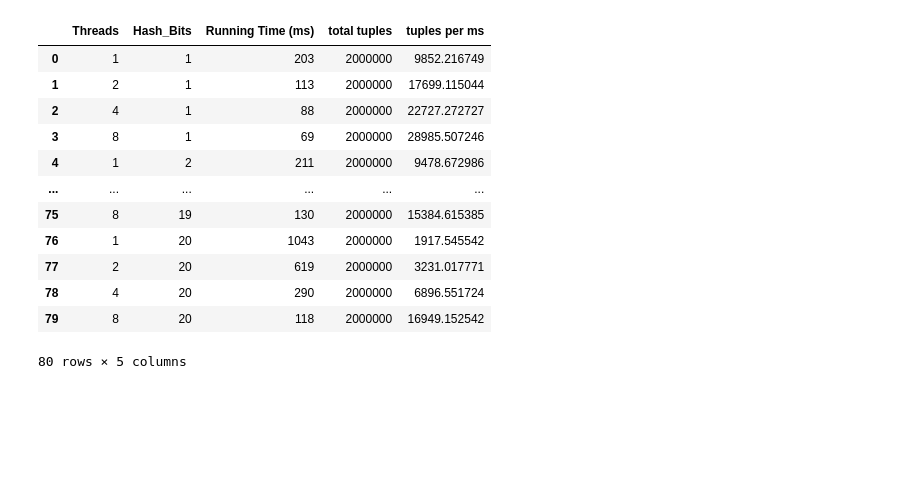
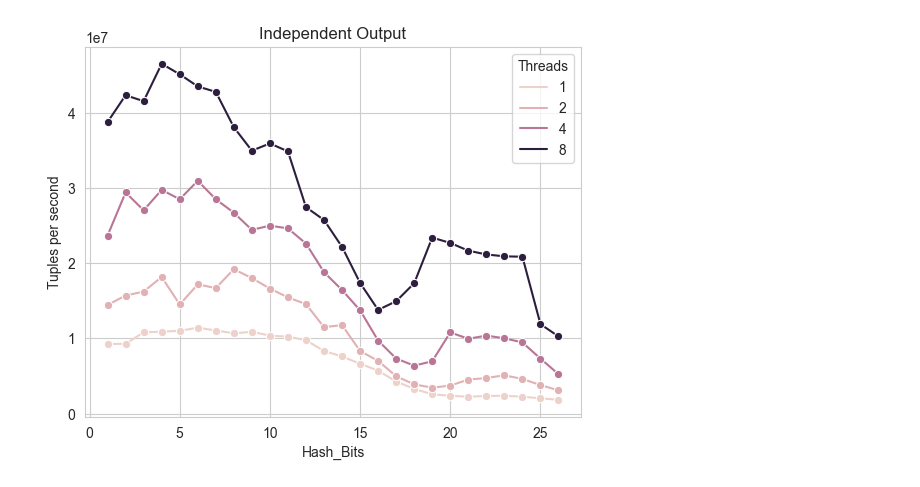
Before and after one commit to jorgedelpozolerida/ComputerSystemsPerformance, a Jupyter notebook: Project1/python/test.ipynb, the cells around one changed output. Drawn from its saved outputs; the diff is of its cells as text; code cells hidden in the pictures; blank space fills up the shorter version.

```diff
--- a/Project1/python/test.ipynb
+++ b/Project1/python/test.ipynb
@@ -30,20 +20,5 @@ sb.lineplot(data=concurrect_df, x="Hash_Bits", y="tuples per ms", hue="Threads")
 # %%
-ind_df = pd.concat([pd.read_csv(f"../experiments/independent_output/experiment_{1}.csv", sep=";")]).reset_index(drop=True)
-
-ind_df["total tuples"] = 2000000
-ind_df["tuples per ms"] = ind_df["total tuples"].div(ind_df["Running Time (ms)"].values)
-ind_df
+ind_df = pd.concat([pd.read_csv(f"../experiments/independent_output/experiment_{x}.csv", sep=";") for x in range(1,9)]).reset_index(drop=True)
+generate_char(ind_df, "Independent Output")
 # %% [output]
-|  | Threads | Hash_Bits | Running Time (ms) | total tuples | tuples per ms |
-| 0 | 1 | 1 | 203 | 2000000 | 9852.216749 |
-| 1 | 2 | 1 | 113 | 2000000 | 17699.115044 |
-| 2 | 4 | 1 | 88 | 2000000 | 22727.272727 |
-| 3 | 8 | 1 | 69 | 2000000 | 28985.507246 |
-| 4 | 1 | 2 | 211 | 2000000 | 9478.672986 |
-| ... | ... | ... | ... | ... | ... |
-| 75 | 8 | 19 | 130 | 2000000 | 15384.615385 |
-| 76 | 1 | 20 | 1043 | 2000000 | 1917.545542 |
-| 77 | 2 | 20 | 619 | 2000000 | 3231.017771 |
-| 78 | 4 | 20 | 290 | 2000000 | 6896.551724 |
-| 79 | 8 | 20 | 118 | 2000000 | 16949.152542 |
-80 rows × 5 columns
+[figure, added]
```
Also changed, not shown: parts of 5 cells of this notebook, 22 other files.
